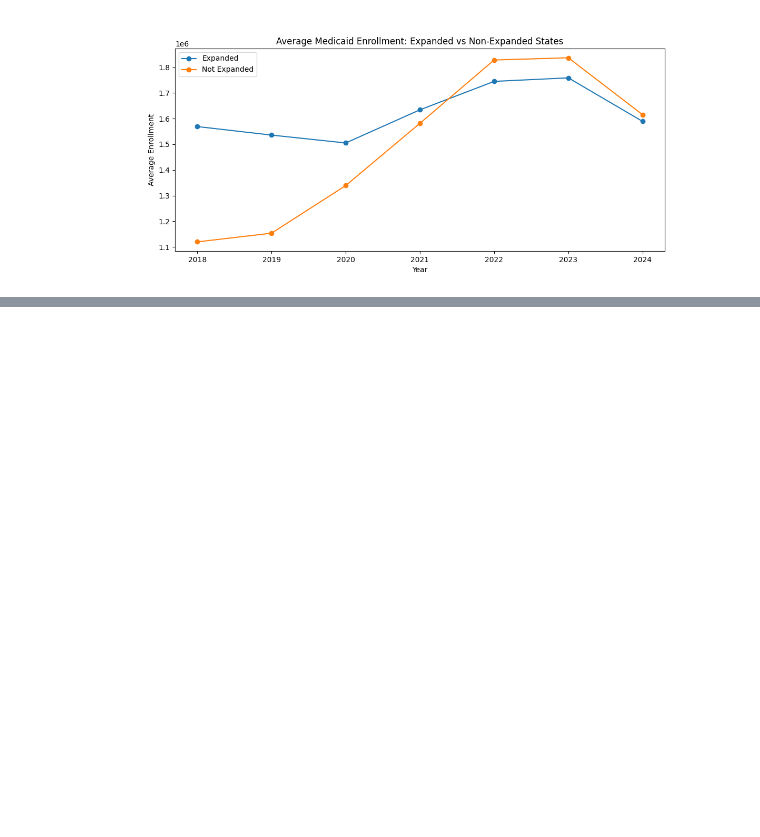
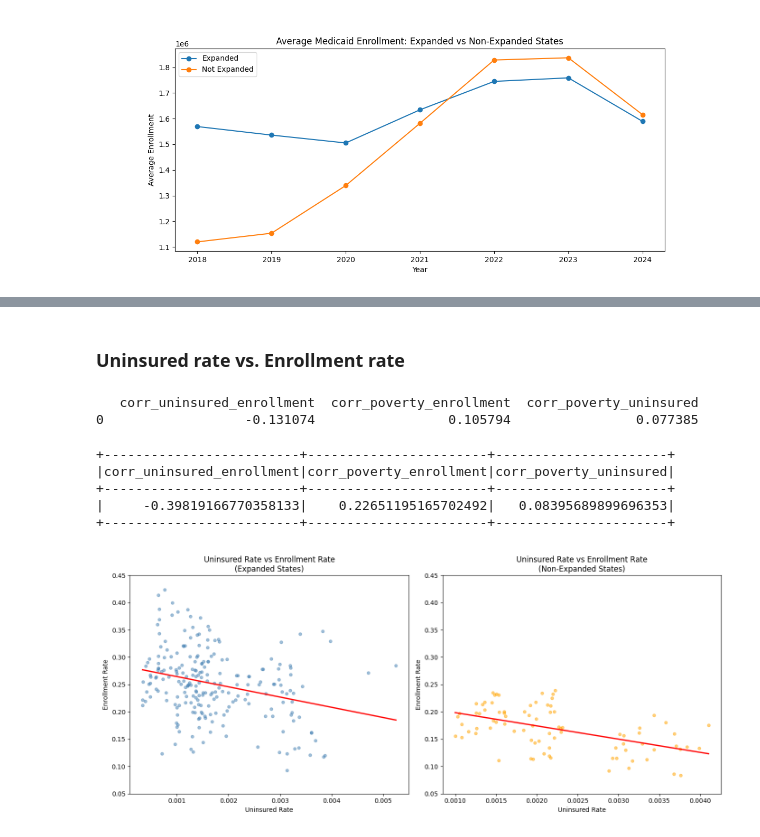
Before and after one commit to berylhu43/Medicaid_AWS, a Jupyter notebook: final.ipynb, the cells around one changed output, grey strips where cells are left out. Drawn from its saved outputs; the diff is of its cells as text; code cells hidden in the pictures; blank space fills up the shorter version.

```diff
--- a/final.ipynb
+++ b/final.ipynb
@@ -218,0 +374,14 @@ only showing top 5 rows
+# %%
+from scipy import stats
+
+for group, label in [('Y', 'Expanded'), ('N', 'Not Expanded')]:
+    data = state_agg[state_agg['state_expanded_medicaid'] == group]
+    slope, intercept, r, p, se = stats.linregress(
+        data['avg_poverty_rate'],
+        data['avg_enrollment_rate']
+    )
+    print(f"\n=== {label} ===")
+    print(f"Intercept (baseline): {intercept:.4f}")
+    print(f"Slope (beta):         {slope:.4f}")
+    print(f"R²:                   {r**2:.4f}")
+    print(f"p-value:              {p:.6f}")
@@ -218,0 +404,65 @@ only showing top 5 rows
+# %% [markdown]
+### Uninsured rate vs. Enrollment rate
+# %%
+corr = joined_clean.select(
+    F.corr("uninsured_rate", "enrollment_rate").alias("corr_uninsured_enrollment"),
+    F.corr("poverty_rate", "enrollment_rate").alias("corr_poverty_enrollment"),
+    F.corr("poverty_rate", "uninsured_rate").alias("corr_poverty_uninsured")
+).toPandas()
+
+print(corr)
+# %% [output]
+   corr_uninsured_enrollment  corr_poverty_enrollment  corr_poverty_uninsured
+0                  -0.131074                 0.105794                0.077385
+# %%
+corr_state = joined_clean.groupBy("state_abbreviation", "year", "state_expanded_medicaid") \
+    .agg(
+        F.mean("poverty_rate").alias("avg_poverty_rate"),
+        F.mean("uninsured_rate").alias("avg_uninsured_rate"),
+        F.mean("enrollment_rate").alias("avg_enrollment_rate")
+    )
+
+corr_state.select(
+    F.corr("avg_uninsured_rate", "avg_enrollment_rate").alias("corr_uninsured_enrollment"),
+    F.corr("avg_poverty_rate", "avg_enrollment_rate").alias("corr_poverty_enrollment"),
+    F.corr("avg_poverty_rate", "avg_uninsured_rate").alias("corr_poverty_uninsured")
+).show()
+# %% [output]
++-------------------------+-----------------------+----------------------+
+|corr_uninsured_enrollment|corr_poverty_enrollment|corr_poverty_uninsured|
++-------------------------+-----------------------+----------------------+
+|     -0.39819166770358133|    0.22651195165702492|   0.08395689899696353|
++-------------------------+-----------------------+----------------------+
+# %%
+state_agg_insur = joined_clean.groupBy("state_abbreviation", "year", "state_expanded_medicaid") \
+    .agg(
+        F.mean("uninsured_rate").alias("avg_uninsured_rate"),
+        F.mean("enrollment_rate").alias("avg_enrollment_rate")
+    ).toPandas()
+
+import numpy as np
+
+fig, axes = plt.subplots(1, 2, figsize=(14, 6))
+
+for ax, group, label, color in zip(
+    axes,
+    ['Y', 'N'],
+    ['Expanded States', 'Non-Expanded States'],
+    ['steelblue', 'orange']
+):
+    data = state_agg_insur[state_agg_insur['state_expanded_medicaid'] == group]
+    ax.scatter(data['avg_uninsured_rate'], data['avg_enrollment_rate'],
+               alpha=0.5, s=20, color=color)
+    z = np.polyfit(data['avg_uninsured_rate'], data['avg_enrollment_rate'], 1)
+    p = np.poly1d(z)
+    x_line = np.linspace(data['avg_uninsured_rate'].min(), data['avg_uninsured_rate'].max(), 100)
+    ax.plot(x_line, p(x_line), color='red', linewidth=2)
+    ax.set_title(f'Uninsured Rate vs Enrollment Rate\n({label})')
+    ax.set_xlabel('Uninsured Rate')
+    ax.set_ylabel('Enrollment Rate')
+    ax.set_ylim(0.05, 0.45)
+
+plt.tight_layout()
+%matplot plt
+# %% [output]
+[figure, added]
```
Also changed, not shown: parts of 57 cells of this notebook, 2 other files.
